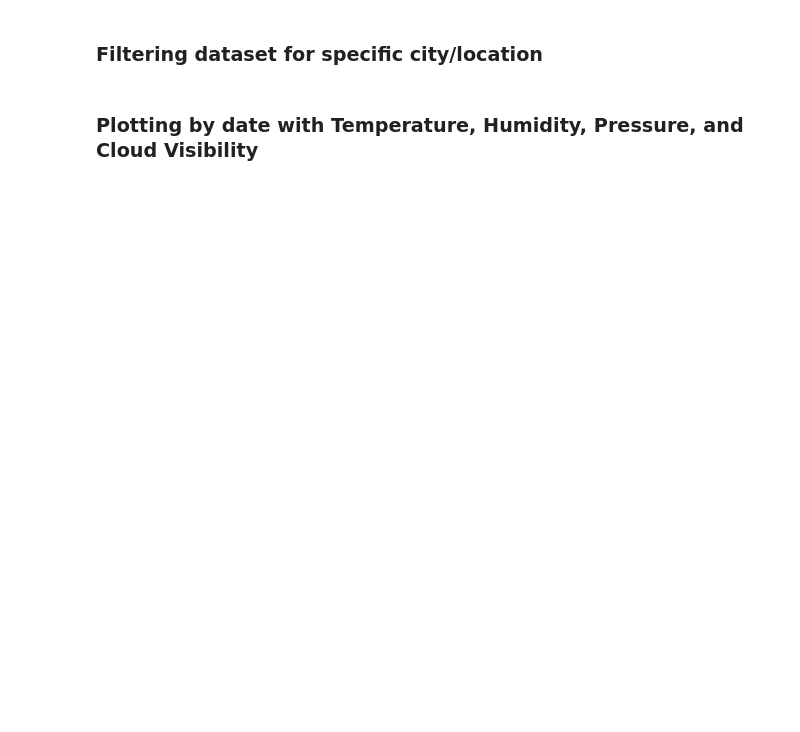
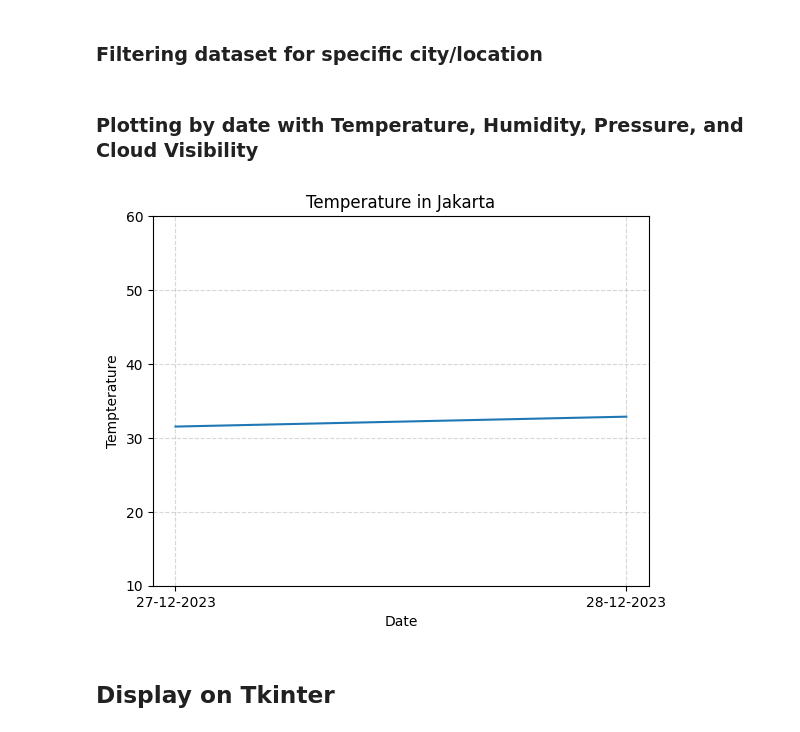
Before and after one commit to muh-adli/JSON-and-XML-weather-API-reciever, a Jupyter notebook: weather.ipynb, the cells around one changed output. Cells and saved outputs as stored; diff of their text form; code cells hidden in the pictures; blank space fills up the shorter version.

Commit message:
updating weather jupyter notebook
solving the JSON and adding simple plotting

```diff
--- a/weather.ipynb
+++ b/weather.ipynb
@@ -107,8 +108,6 @@ geo_data.explore()
 # %% [markdown]
 ## inserting to Databases
 # %%
-# result = Data_Clean.to_json(r'datastorage\weatherdata.json', orient='records', lines=True, default=str)
-
 # Convert the DataFrame to a dictionary and then to JSON
 if 'geometry' in Data_Clean.columns:
     Data_Clean = pd.DataFrame(Data_Clean.drop(columns='geometry'))
@@ -120,18 +119,18 @@ try:
     # Checking weather data storage
     if os.path.exists(file_path):
         print("File exists. Appending data.")
+        Data_Clean['Date'] = pd.to_datetime(Data_Clean['Date'])
         Data_Existing = pd.read_json(file_path)
-        JSON_Existing = Data_Existing.to_dict()
-        JSON_Concat = JSON_Existing.update(JSON_Data)
 
-        # Data_Existing = pd.read_json(file_path)
-        # print(Data_Existing)
-        # Data_Concat = pd.concat([Data_Existing, Data_Clean])
-        # print(Data_Concat)
-        # JSON_Concat = Data_Concat.to_dict(orient='records')
-        # print(JSON_Concat)
+        Data_Merged = pd.concat([Data_Clean,Data_Existing], ignore_index=True)
+        print(Data_Merged)
+        print(Data_Merged.dtypes)
+
+        Data_Merged = Data_Merged.to_json(orient = 'records')
+        print(Data_Merged)
+
         with open(file_path, 'w') as JSON_File:
-            json.dump(JSON_Concat, JSON_File)
+            json.dump(json.loads(Data_Merged), JSON_File)
         print("DataFrame exported to JSON successfully.")
 
     # if data not available, make a new one
@@ -159,5 +193,7 @@ print(Dataset)
 CRS = {'init':'epsg:4326'}
 
 Dataset['geometry'] = gpd.points_from_xy(Dataset['Long'], Dataset['Lat'])
-Dataset = gpd.GeoDataFrame(Dataset, crs=crs, geometry=Dataset['geometry'])
-Dataset.explore()
+GeoDataset = gpd.GeoDataFrame(Dataset, crs=crs, geometry=Dataset['geometry'])
+GeoDataset['Date'] = GeoDataset['Date'].dt.strftime("%Y-%m-%d %H:%M:%S")
+print(GeoDataset)
+GeoDataset.explore()
@@ -176,2 +256,25 @@ else:
 # %% [markdown]
 ### Plotting by date with Temperature, Humidity, Pressure, and Cloud Visibility
+# %%
+fig, ax = plt.subplots()
+
+# Define data to plotting
+ax.plot(Dataset_Filtered['Date'],
+        Dataset_Filtered['Temp_Avg'])
+
+# Configure the label and title figure
+ax.set(xlabel='Date',
+       ylabel='Tempterature',
+       title=f"Temperature in {Filter_City}")
+
+# Configure grid to visualize the y axis grid
+ax.grid(which='both')
+ax.grid(which='minor', alpha=0.2, linestyle=':')
+ax.grid(which='major', alpha=0.5, linestyle='--')
+ax.set_ylim([10, 60])
+
+plt.show()
+# %% [output]
+[figure, added]
+# %% [markdown]
+## Display on Tkinter
```
Also changed, not shown: parts of 15 cells of this notebook, 2 other files.
